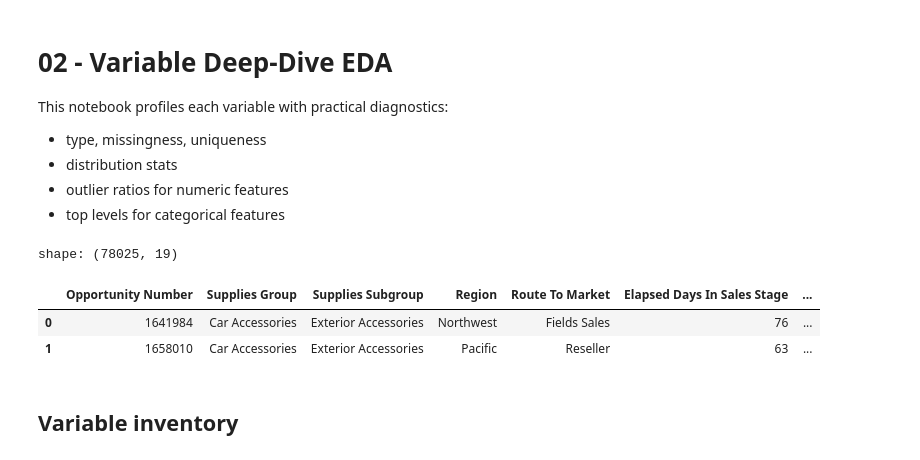
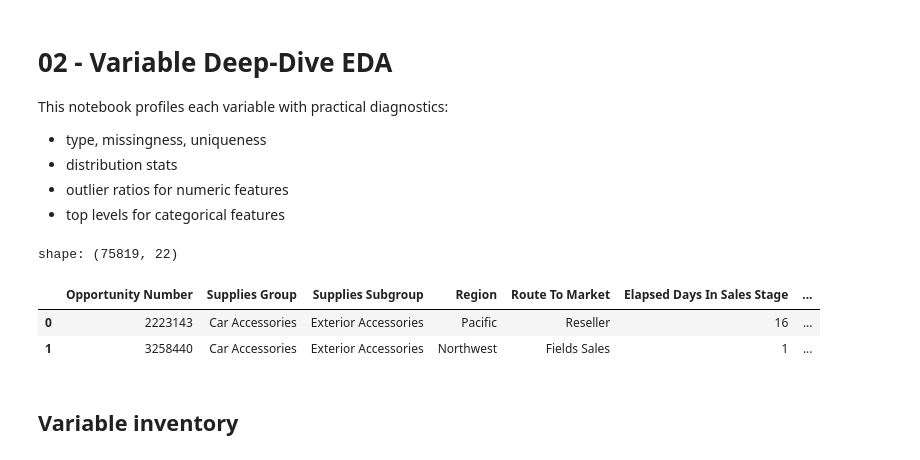
Before and after one commit to mrbungie/mib_cars_analysis, a Jupyter notebook: notebooks/2_eda/01_variable_eda.ipynb, the cells around one changed output. Drawn from its saved outputs; the diff is of its cells as text; code cells hidden in the pictures.

```diff
--- a/notebooks/2_eda/01_variable_eda.ipynb
+++ b/notebooks/2_eda/01_variable_eda.ipynb
@@ -16,16 +16,16 @@ pd.set_option('display.max_columns', 200)
 sns.set_theme(style='whitegrid')
 # %%
 # NOTE: Right now this is processing the raw data, but it can be used interchangeably with the cleaned data if we want to re-run some checks or do some EDA before cleaning.
-df_load = pd.read_excel('../../data/raw/cars.xlsx')
-# df_load = pd.read_parquet('../../data/intermediate/cleaned_data.parquet')
+#df_load = pd.read_excel('../../data/raw/cars.xlsx')
+df_load = pd.read_parquet('../../data/intermediate/cleaned_data.parquet')
 
 print('shape:', df_load.shape)
 df_load.head(2)
 # %% [output]
-shape: (78025, 19)
+shape: (75819, 22)
 |  | Opportunity Number | Supplies Group | Supplies Subgroup | Region | Route To Market | Elapsed Days In Sales Stage | ... |
-| 0 | 1641984 | Car Accessories | Exterior Accessories | Northwest | Fields Sales | 76 | ... |
-| 1 | 1658010 | Car Accessories | Exterior Accessories | Pacific | Reseller | 63 | ... |
+| 0 | 2223143 | Car Accessories | Exterior Accessories | Pacific | Reseller | 16 | ... |
+| 1 | 3258440 | Car Accessories | Exterior Accessories | Northwest | Fields Sales | 1 | ... |
 # %%
 columns_to_use = ['Supplies Group', 'Supplies Subgroup', 'Region',
        'Route To Market', 'Elapsed Days In Sales Stage', 'Opportunity Result',
```
Also changed, not shown: parts of 6 cells of this notebook, 15 other files.
